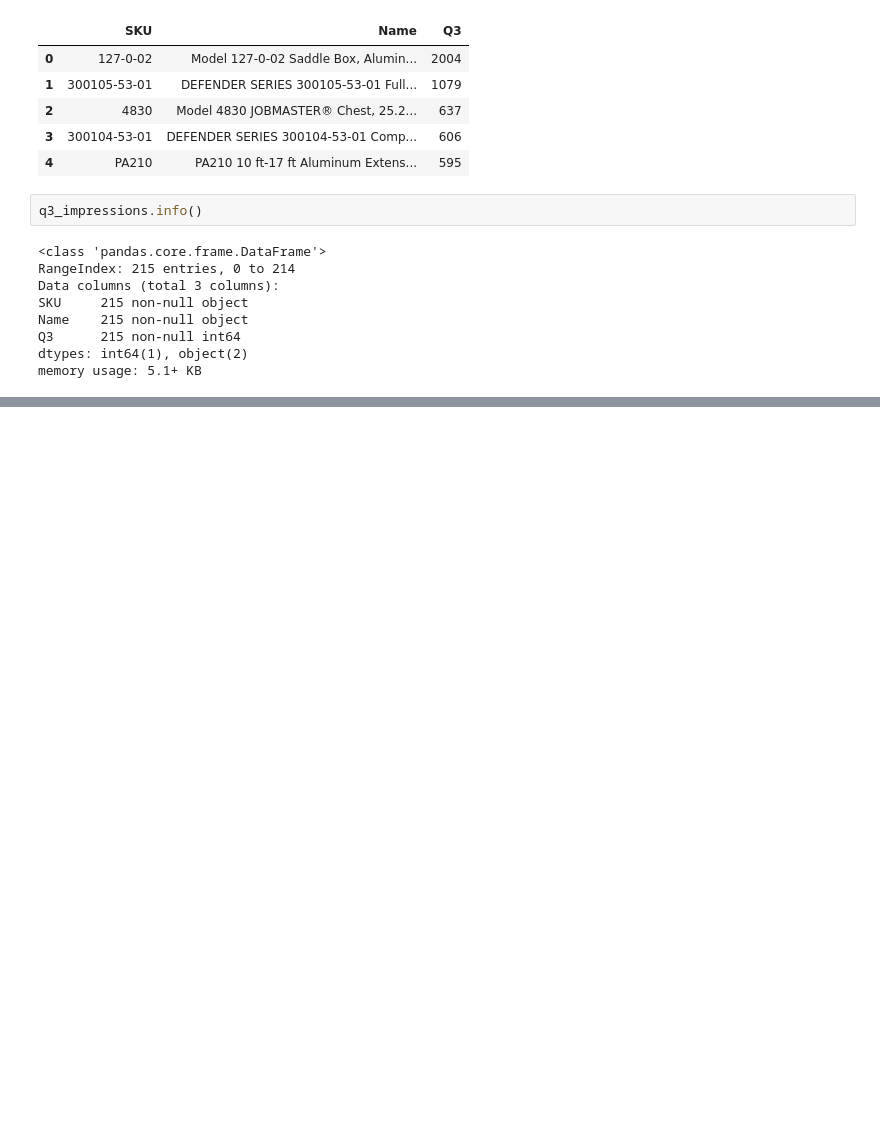
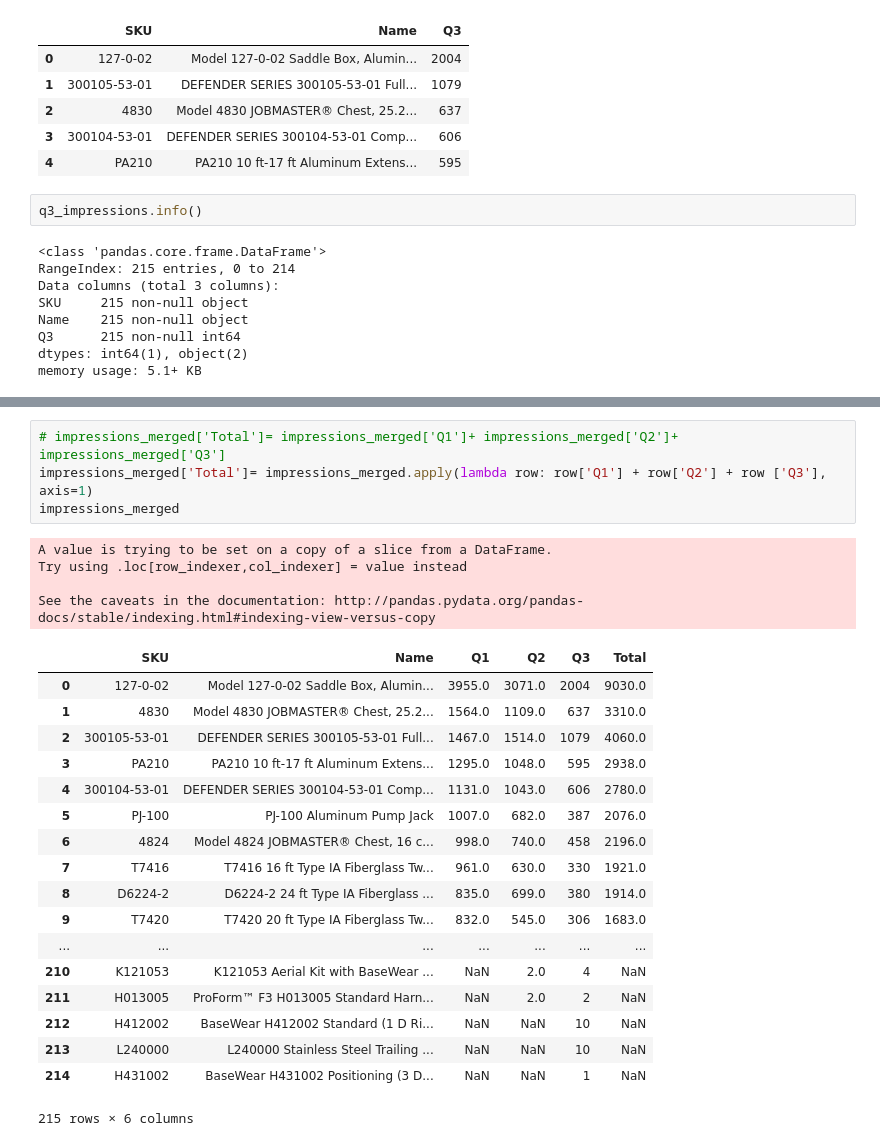
Before and after one commit to moscowjh/CLC, a Jupyter notebook: CityLadder Online Sales - Exploratory Notebooks.ipynb, the cells around one changed output, grey strips where cells are left out. Saved outputs shown, nothing was run; the diff lists cells and outputs as text; blank space fills up the shorter version.

```diff
--- a/CityLadder Online Sales - Exploratory Notebooks.ipynb
+++ b/CityLadder Online Sales - Exploratory Notebooks.ipynb
@@ -111,3 +111,30 @@ impressions_merged.tail()
+# %%
+# impressions_merged['Total']= impressions_merged['Q1']+ impressions_merged['Q2']+ impressions_merged['Q3']
+impressions_merged['Total']= impressions_merged.apply(lambda row: row['Q1'] + row['Q2'] + row ['Q3'], axis=1)
+impressions_merged
+# %% [output]
+A value is trying to be set on a copy of a slice from a DataFrame.
+Try using .loc[row_indexer,col_indexer] = value instead
+
+See the caveats in the documentation: http://pandas.pydata.org/pandas-docs/stable/indexing.html#indexing-view-versus-copy
+|  | SKU | Name | Q1 | Q2 | Q3 | Total |
+| 0 | 127-0-02 | Model 127-0-02 Saddle Box, Alumin... | 3955.0 | 3071.0 | 2004 | 9030.0 |
+| 1 | 4830 | Model 4830 JOBMASTER® Chest, 25.2... | 1564.0 | 1109.0 | 637 | 3310.0 |
+| 2 | 300105-53-01 | DEFENDER SERIES 300105-53-01 Full... | 1467.0 | 1514.0 | 1079 | 4060.0 |
+| 3 | PA210 | PA210 10 ft-17 ft Aluminum Extens... | 1295.0 | 1048.0 | 595 | 2938.0 |
+| 4 | 300104-53-01 | DEFENDER SERIES 300104-53-01 Comp... | 1131.0 | 1043.0 | 606 | 2780.0 |
+| 5 | PJ-100 | PJ-100 Aluminum Pump Jack | 1007.0 | 682.0 | 387 | 2076.0 |
+| 6 | 4824 | Model 4824 JOBMASTER® Chest, 16 c... | 998.0 | 740.0 | 458 | 2196.0 |
+| 7 | T7416 | T7416 16 ft Type IA Fiberglass Tw... | 961.0 | 630.0 | 330 | 1921.0 |
+| 8 | D6224-2 | D6224-2 24 ft Type IA Fiberglass ... | 835.0 | 699.0 | 380 | 1914.0 |
+| 9 | T7420 | T7420 20 ft Type IA Fiberglass Tw... | 832.0 | 545.0 | 306 | 1683.0 |
+| ... | ... | ... | ... | ... | ... | ... |
+| 210 | K121053 | K121053 Aerial Kit with BaseWear ... | NaN | 2.0 | 4 | NaN |
+| 211 | H013005 | ProForm™ F3 H013005 Standard Harn... | NaN | 2.0 | 2 | NaN |
+| 212 | H412002 | BaseWear H412002 Standard (1 D Ri... | NaN | NaN | 10 | NaN |
+| 213 | L240000 | L240000 Stainless Steel Trailing ... | NaN | NaN | 10 | NaN |
+| 214 | H431002 | BaseWear H431002 Positioning (3 D... | NaN | NaN | 1 | NaN |
+215 rows × 6 columns
 # %%
 impressions_merged.info()
 # %% [output]
```
Also changed, not shown: parts of 16 cells of this notebook, 3 other files.
